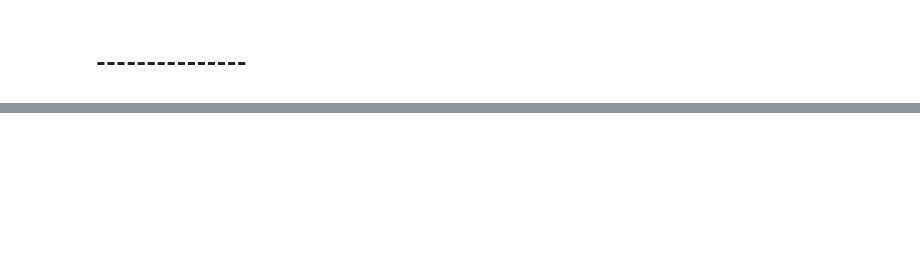
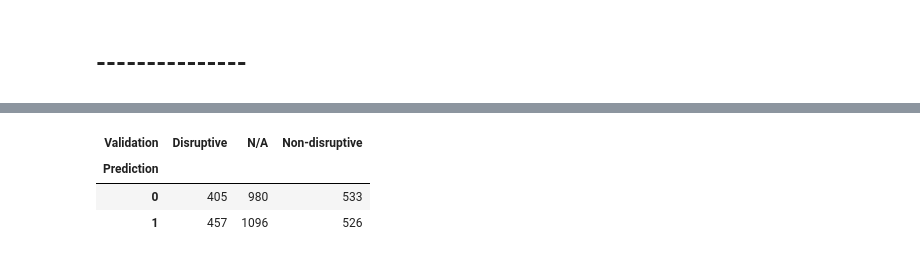
Before and after one commit to ibrahimberb/Predicting-Mutation-Effects, a Jupyter notebook: src/dev/CancerValidation/A1/interfaces_all.ipynb, the cells around one changed output, grey strips where cells are left out. Saved outputs shown, nothing was run; the diff lists cells and outputs as text; code cells hidden in the pictures; blank space fills up the shorter version.

```diff
--- a/src/dev/CancerValidation/A1/interfaces_all.ipynb
+++ b/src/dev/CancerValidation/A1/interfaces_all.ipynb
@@ -155,0 +315,7 @@ metrics_merged
+# %%
+pd.crosstab(brca_data_temp["Prediction"], brca_data_temp["Validation"])
+# %% [output]
+| Validation | Disruptive | N/A | Non-disruptive |
+| Prediction |  |  |  |
+| 0 | 405 | 980 | 533 |
+| 1 | 457 | 1096 | 526 |
```
Also changed, not shown: parts of 29 cells of this notebook, 9 other files.
